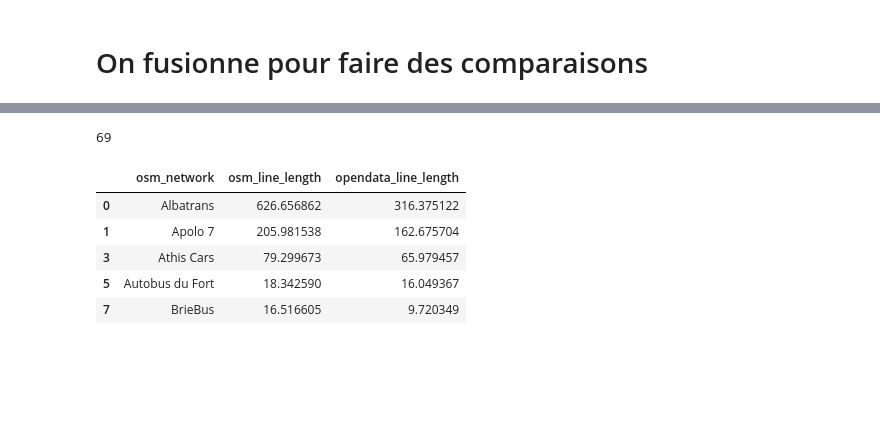
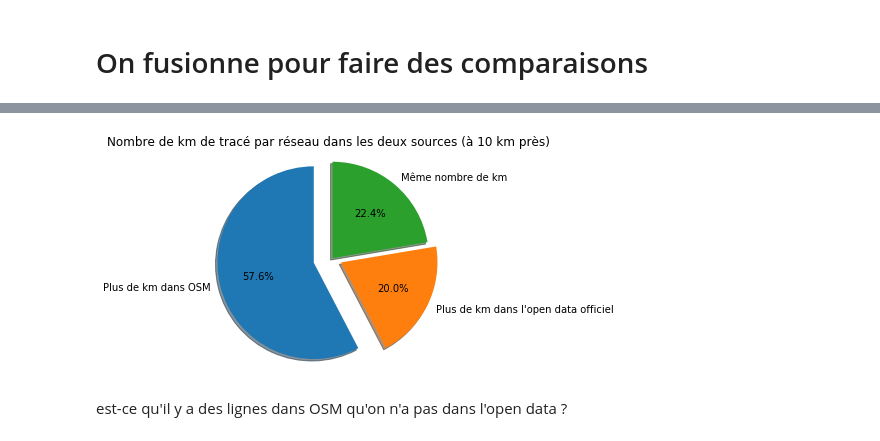
Before and after one commit to Jungle-Bus/ref-fr-STIF, a Jupyter notebook: audit_routepoints/idf_audit_tracés.ipynb, the cells around one changed output, grey strips where cells are left out. Cells and saved outputs as stored; diff of their text form; code cells hidden in the pictures; blank space fills up the shorter version.

```diff
--- a/audit_routepoints/idf_audit_tracés.ipynb
+++ b/audit_routepoints/idf_audit_tracés.ipynb
@@ -191,25 +180,30 @@ lines_geo[lines_geo['osm_network']=='Comète'][["opendata_line_length", "osm_lin
 # %%
-networks_km = pd.DataFrame(lines_geo.groupby(['osm_network'])['osm_line_length', 'opendata_line_length'].sum()).reset_index()
+networks_km = pd.DataFrame(lines_geo.groupby(['opendata_NetworkName'])['osm_line_length', 'opendata_line_length'].sum()).reset_index()
 
-#networks_km
+networks_km['diff'] = networks_km['opendata_line_length'] - networks_km['osm_line_length']
+#networks_km[['diff']].hist()
-# %%
-len(networks_km[networks_km['osm_line_length']>=networks_km['opendata_line_length']])
-## TODO : à creuser : j'ai plus de lignes où OSM a plus de km que l'opendata O_o
-# ou alors c'est parce qu'on a l'aller et le retour dans OSM et qu'un seul tracé simplifié dans l'opendata ?
-# à vérifier avec QGIS
-
-# c'est crédible
-# voir par exemple la boucle vers le Centre Commercial Claye
-#https://ref-lignes-stif.5apps.com/line.html?osm_relation=7728377
-# %% [output]
-69
-# %%
-osm_better = networks_km[networks_km['osm_line_length']>=networks_km['opendata_line_length']]
-osm_better.head()
-# %% [output]
-|  | osm_network | osm_line_length | opendata_line_length |
-| 0 | Albatrans | 626.656862 | 316.375122 |
-| 1 | Apolo 7 | 205.981538 | 162.675704 |
-| 3 | Athis Cars | 79.299673 | 65.979457 |
-| 5 | Autobus du Fort | 18.342590 | 16.049367 |
-| 7 | BrieBus | 16.516605 | 9.720349 |
+# %%
+limit_km = 10
+opendata_longuer_than_osm = networks_km[networks_km['diff']>limit_km]
+osm_longuer_than_opendata = networks_km[networks_km['diff']<-limit_km]
+opendata_equals_osm = networks_km[(networks_km["diff"] <= limit_km) & (networks_km["diff"] >= -limit_km)]
+
+portion_osm_longuer = len(osm_longuer_than_opendata)/len(networks_km) * 100
+portion_od_longuer = len(opendata_longuer_than_osm)/len(networks_km) * 100
+portion_equals = len(opendata_equals_osm)/len(networks_km) * 100
+sizes = [portion_osm_longuer, portion_od_longuer, portion_equals]
+labels = 'Plus de km dans OSM', 'Plus de km dans l\'open data officiel', 'Même nombre de km'
+
+explode = (0.2, 0.1, 0)
+
+fig1, ax1 = plt.subplots()
+ax1.set_title('Nombre de km de tracé par réseau dans les deux sources (à 10 km près)')
+ax1.pie(sizes, explode=explode,
+        labels=labels,
+        autopct='%1.1f%%',
+        shadow=True, startangle=90)
+ax1.axis('equal')
+
+plt.savefig(os.path.join(out_folder, '21_km_lines_by_network_pie.png'), bbox_inches='tight')
+# %% [output]
+[figure, added]
@@ -215,0 +212,2 @@ osm_better.head()
+# %% [markdown]
+est-ce qu'il y a des lignes dans OSM qu'on n'a pas dans l'open data ?
```
Also changed, not shown: parts of 8 cells of this notebook, 16 other files.
